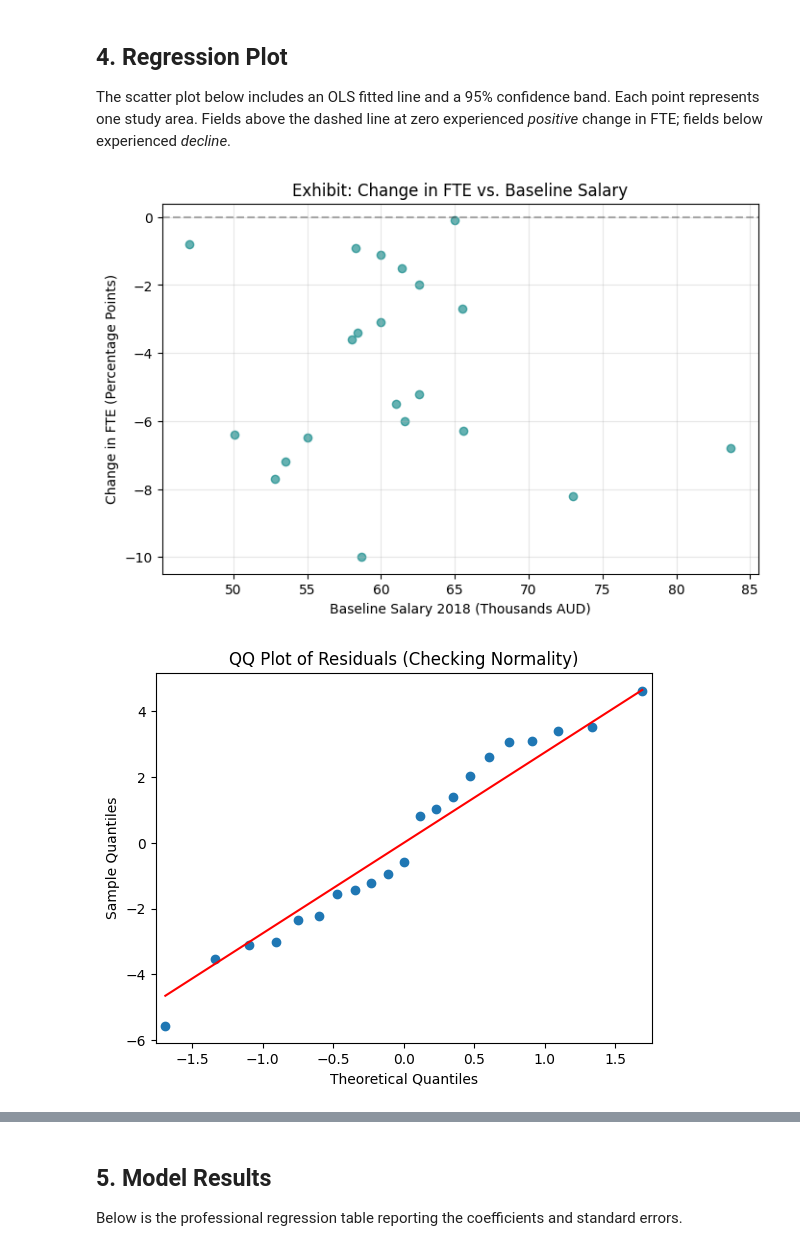
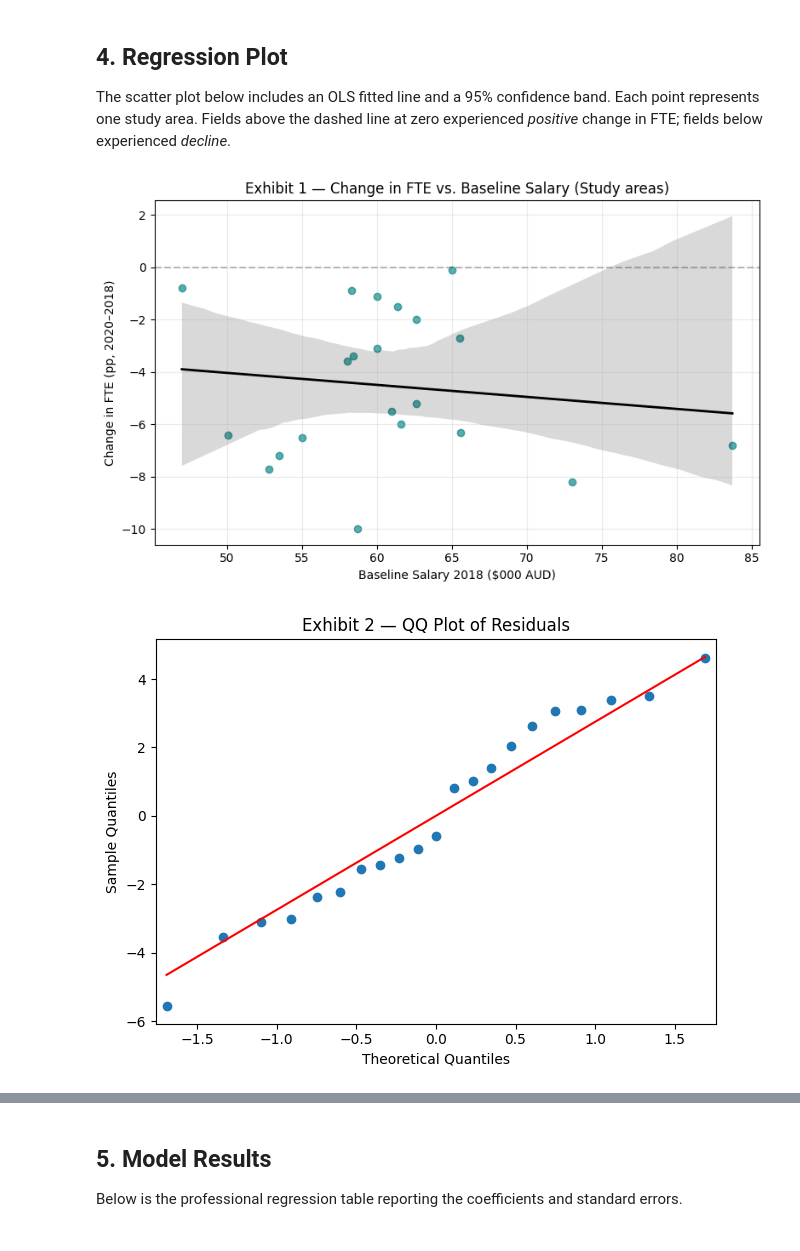
Before and after one commit to atikahtajarimim/ecc3479-project, a Jupyter notebook: code/econometric_analysis.ipynb, the cells around one changed output, grey strips where cells are left out. Saved outputs shown, nothing was run; the diff lists cells and outputs as text; code cells hidden in the pictures.

Commit message:
Add regression outputs and improve reproducibility

```diff
--- a/code/econometric_analysis.ipynb
+++ b/code/econometric_analysis.ipynb
@@ -133,28 +184,43 @@ The scatter plot below includes an OLS fitted line and a 95% confidence band.
 Each point represents one study area.
 Fields above the dashed line at zero experienced *positive* change in FTE; fields below experienced *decline*.
 # %%
-# Visualization: Scatter plot of the raw relationship
-plt.figure(figsize=(8,5))
-plt.scatter(df['Salary_18_k'], df['delta_fte'], color='teal', alpha=0.6)
-plt.axhline(0, color='black', linestyle='--', alpha=0.3)
-plt.xlabel('Baseline Salary 2018 (Thousands AUD)')
-plt.ylabel('Change in FTE (Percentage Points)')
-plt.title('Exhibit: Change in FTE vs. Baseline Salary')
-plt.grid(True, alpha=0.3)
+# ── Exhibit 1: Scatter + fitted line (descriptive association) ──────────────────
+fig, ax = plt.subplots(figsize=(8, 5))
+
+sns.regplot(
+    data=df,
+    x="Salary_18_k",
+    y="delta_fte",
+    ci=95,
+    scatter_kws={"color": "teal", "alpha": 0.65},
+    line_kws={"color": "black", "linewidth": 2},
+    ax=ax,
+)
+
+ax.axhline(0, color="black", linestyle="--", alpha=0.25)
+ax.set_xlabel("Baseline Salary 2018 ($000 AUD)")
+ax.set_ylabel("Change in FTE (pp, 2020–2018)")
+ax.set_title("Exhibit 1 — Change in FTE vs. Baseline Salary (Study areas)")
+ax.grid(True, alpha=0.25)
+
+plt.tight_layout()
+fig.savefig(RESULTS_DIR / "exhibit1_scatter_salary_delta_fte.png", dpi=300, bbox_inches="tight")
 plt.show()
 
-# Define and run regression
-y = df['delta_fte']
-X = sm.add_constant(df['Salary_18_k'])
-model = sm.OLS(y, X).fit(cov_type='HC3')
+# ── Estimate OLS with HC3 robust SEs ───────────────────────────────────────────
+y = df["delta_fte"]
+X = sm.add_constant(df["Salary_18_k"])
+model = sm.OLS(y, X).fit(cov_type="HC3")
 
-# Display Model Diagnostics
-sm.qqplot(model.resid, line="s")
-plt.title('QQ Plot of Residuals (Checking Normality)')
+# ── Exhibit 2: QQ plot (normality diagnostic; inference uses robust SEs anyway) ─
+fig = sm.qqplot(model.resid, line="s")
+plt.title("Exhibit 2 — QQ Plot of Residuals")
+plt.tight_layout()
+plt.savefig(RESULTS_DIR / "exhibit2_qqplot_residuals.png", dpi=300, bbox_inches="tight")
 plt.show()
 # %% [output]
-[figure, old version]
+[figure, new version]
-[figure, old version]
+[figure, new version]
 # %%
 import numpy as np
 import pandas as pd
```
Also changed, not shown: parts of 11 cells of this notebook, 7 other files.
